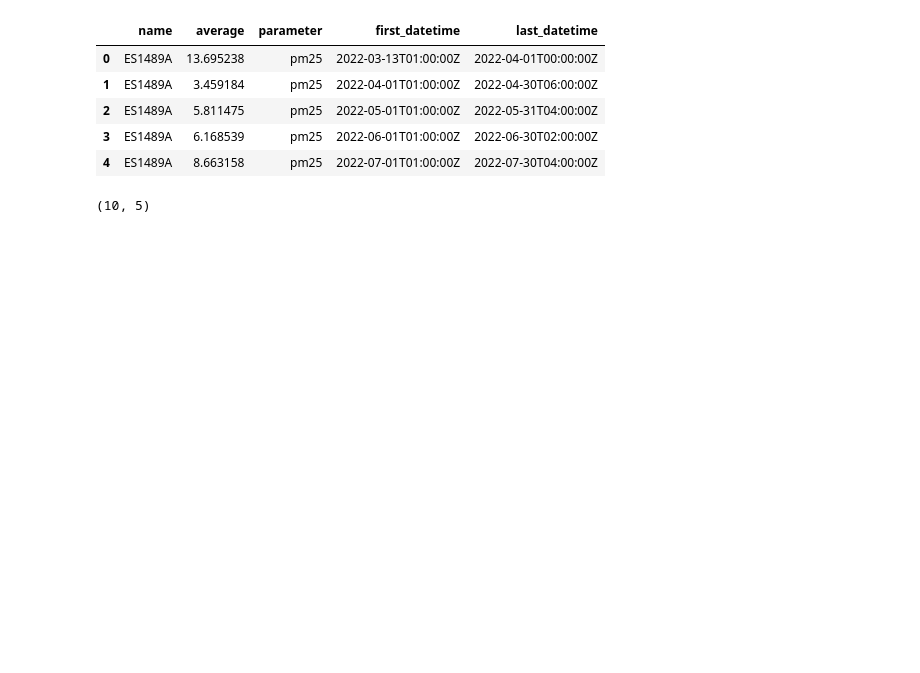
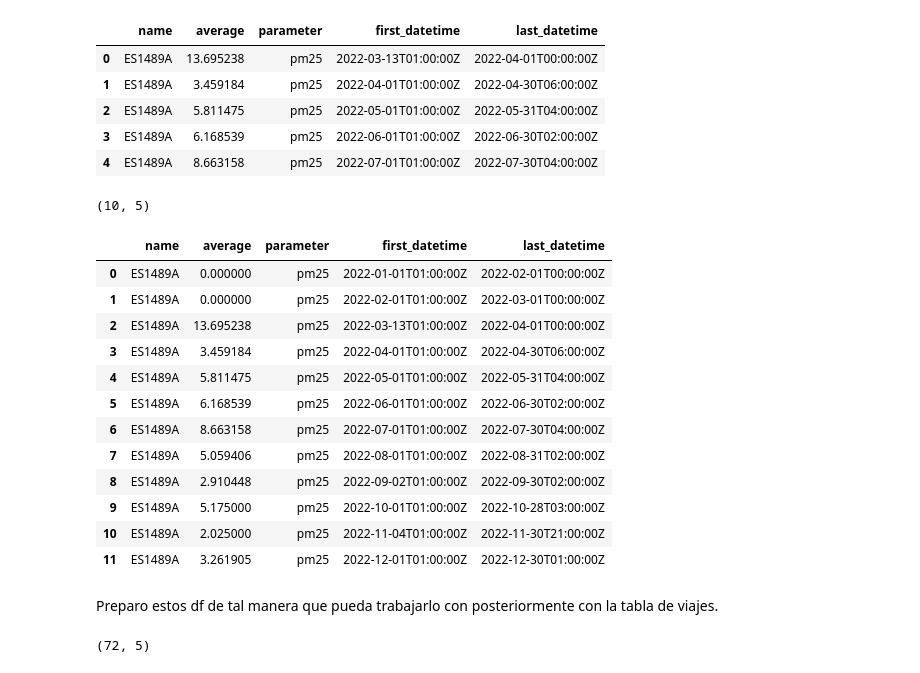
Before and after one commit to charlieciordia/03-ETL_project, a Jupyter notebook: notebook/queries_cleaning_data enhancement.ipynb, the cells around one changed output. Drawn from its saved outputs; the diff is of its cells as text; code cells hidden in the pictures; blank space fills up the shorter version.

Commit message:
data enhancement done

```diff
--- a/notebook/queries_cleaning.ipynb
+++ b/notebook/queries_cleaning_data enhancement.ipynb
@@ -232,2 +257,27 @@ df_bilbo.shape #en Bilbao no están los primeros meses de 2022
 # %% [output]
 (10, 5)
+# %%
+# Crea dos nuevas filas como diccionarios con los mismos nombres de columnas que tiene tu DataFrame
+fila_enero_bilbo = {"name": "ES1489A", "average": 0, "parameter":"pm25", "first_datetime":"2022-01-01T01:00:00Z", "last_datetime": "2022-02-01T00:00:00Z"}
+fila_febrero_bilbo = {"name": "ES1489A", "average": 0, "parameter":"pm25", "first_datetime":"2022-02-01T01:00:00Z", "last_datetime": "2022-03-01T00:00:00Z"}
+
+# Crea un nuevo DataFrame con las dos nuevas filas y el DataFrame original
+df_bilbo = pd.DataFrame([fila_enero_bilbo, fila_febrero_bilbo]).append(df_bilbo, ignore_index=True)
+# %%
+df_bilbo
+# %% [output]
+|  | name | average | parameter | first_datetime | last_datetime |
+| 0 | ES1489A | 0.000000 | pm25 | 2022-01-01T01:00:00Z | 2022-02-01T00:00:00Z |
+| 1 | ES1489A | 0.000000 | pm25 | 2022-02-01T01:00:00Z | 2022-03-01T00:00:00Z |
+| 2 | ES1489A | 13.695238 | pm25 | 2022-03-13T01:00:00Z | 2022-04-01T00:00:00Z |
+| 3 | ES1489A | 3.459184 | pm25 | 2022-04-01T01:00:00Z | 2022-04-30T06:00:00Z |
+| 4 | ES1489A | 5.811475 | pm25 | 2022-05-01T01:00:00Z | 2022-05-31T04:00:00Z |
+| 5 | ES1489A | 6.168539 | pm25 | 2022-06-01T01:00:00Z | 2022-06-30T02:00:00Z |
+| 6 | ES1489A | 8.663158 | pm25 | 2022-07-01T01:00:00Z | 2022-07-30T04:00:00Z |
+| 7 | ES1489A | 5.059406 | pm25 | 2022-08-01T01:00:00Z | 2022-08-31T02:00:00Z |
+| 8 | ES1489A | 2.910448 | pm25 | 2022-09-02T01:00:00Z | 2022-09-30T02:00:00Z |
+| 9 | ES1489A | 5.175000 | pm25 | 2022-10-01T01:00:00Z | 2022-10-28T03:00:00Z |
+| 10 | ES1489A | 2.025000 | pm25 | 2022-11-04T01:00:00Z | 2022-11-30T21:00:00Z |
+| 11 | ES1489A | 3.261905 | pm25 | 2022-12-01T01:00:00Z | 2022-12-30T01:00:00Z |
+# %% [markdown]
+Preparo estos df de tal manera que pueda trabajarlo con posteriormente con la tabla de viajes.
@@ -233,0 +289,4 @@ df_bilbo.shape #en Bilbao no están los primeros meses de 2022
+# %%
+df_ciudades_pm25.shape
+# %% [output]
+(72, 5)
```
Also changed, not shown: parts of 27 cells of this notebook, 2 other files.
